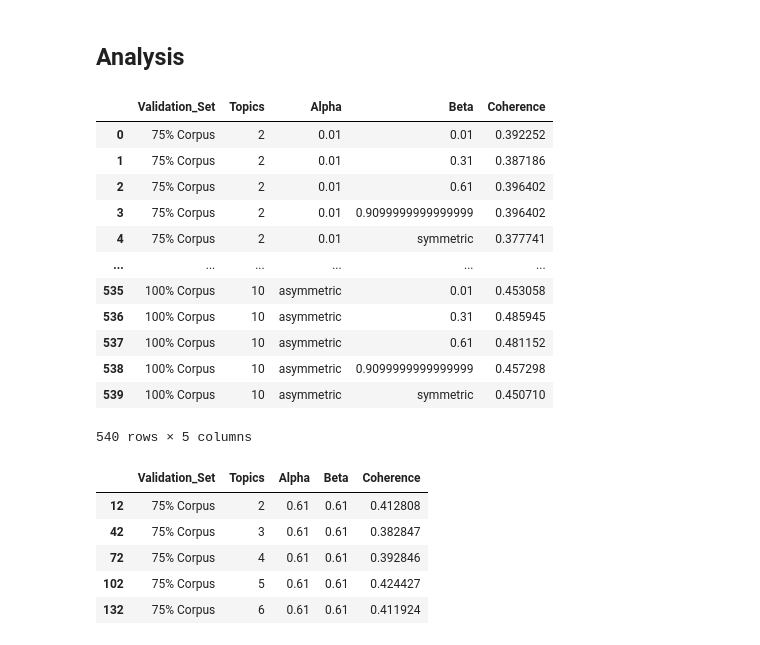
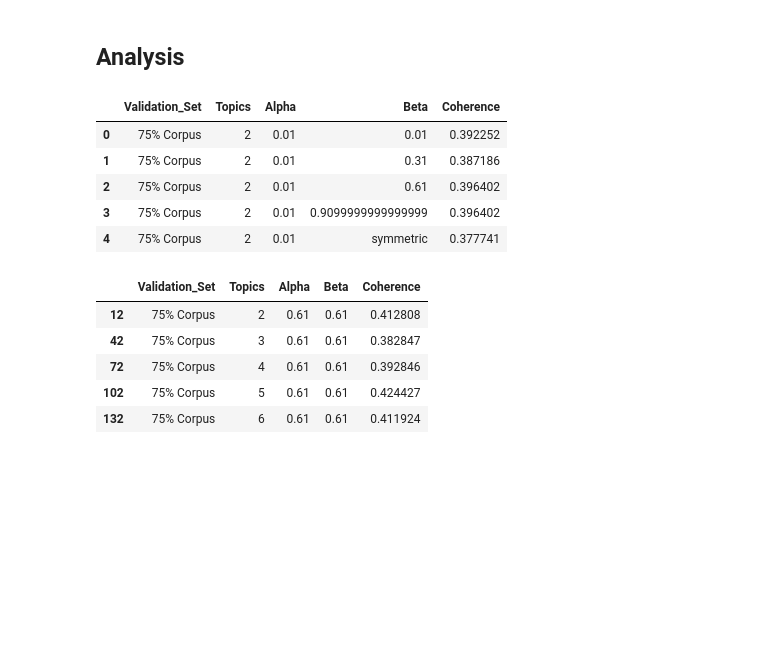
Before and after one commit to avanscholar/Ex_scibert, a Jupyter notebook: Abstract/Abstract_LDA.ipynb, the cells around one changed output. Saved outputs shown, nothing was run; the diff lists cells and outputs as text; code cells hidden in the pictures; blank space fills up the shorter version.

```diff
--- a/Abstract/Abstract_LDA.ipynb
+++ b/Abstract/Abstract_LDA.ipynb
@@ -397,22 +414,15 @@ if 1 == 1:
 # %% [markdown]
 ## Analysis
 # %%
-a1 = pd.read_csv(r'C:\Users\swath\lda_tuning_results.csv')
-a1
+a1 = pd.read_csv(r'C:\Users\Admin\OneDrive - IIT Delhi\CPCB\PROF. HARI\Jupyter_file\Ex_scibert\Abstract\lda_tuning_results.csv')
+a1.head()
 # %% [output]
 |  | Validation_Set | Topics | Alpha | Beta | Coherence |
 | 0 | 75% Corpus | 2 | 0.01 | 0.01 | 0.392252 |
 | 1 | 75% Corpus | 2 | 0.01 | 0.31 | 0.387186 |
 | 2 | 75% Corpus | 2 | 0.01 | 0.61 | 0.396402 |
 | 3 | 75% Corpus | 2 | 0.01 | 0.9099999999999999 | 0.396402 |
 | 4 | 75% Corpus | 2 | 0.01 | symmetric | 0.377741 |
-| ... | ... | ... | ... | ... | ... |
-| 535 | 100% Corpus | 10 | asymmetric | 0.01 | 0.453058 |
-| 536 | 100% Corpus | 10 | asymmetric | 0.31 | 0.485945 |
-| 537 | 100% Corpus | 10 | asymmetric | 0.61 | 0.481152 |
-| 538 | 100% Corpus | 10 | asymmetric | 0.9099999999999999 | 0.457298 |
-| 539 | 100% Corpus | 10 | asymmetric | symmetric | 0.450710 |
-540 rows × 5 columns
 # %%
 dd = pd.DataFrame()
 dd  = a1.loc[(a1.Alpha == '0.61') & (a1.Beta == '0.61') & (a1.Validation_Set == '75% Corpus')]
```
Also changed, not shown: parts of 18 cells of this notebook, 8 other files.
